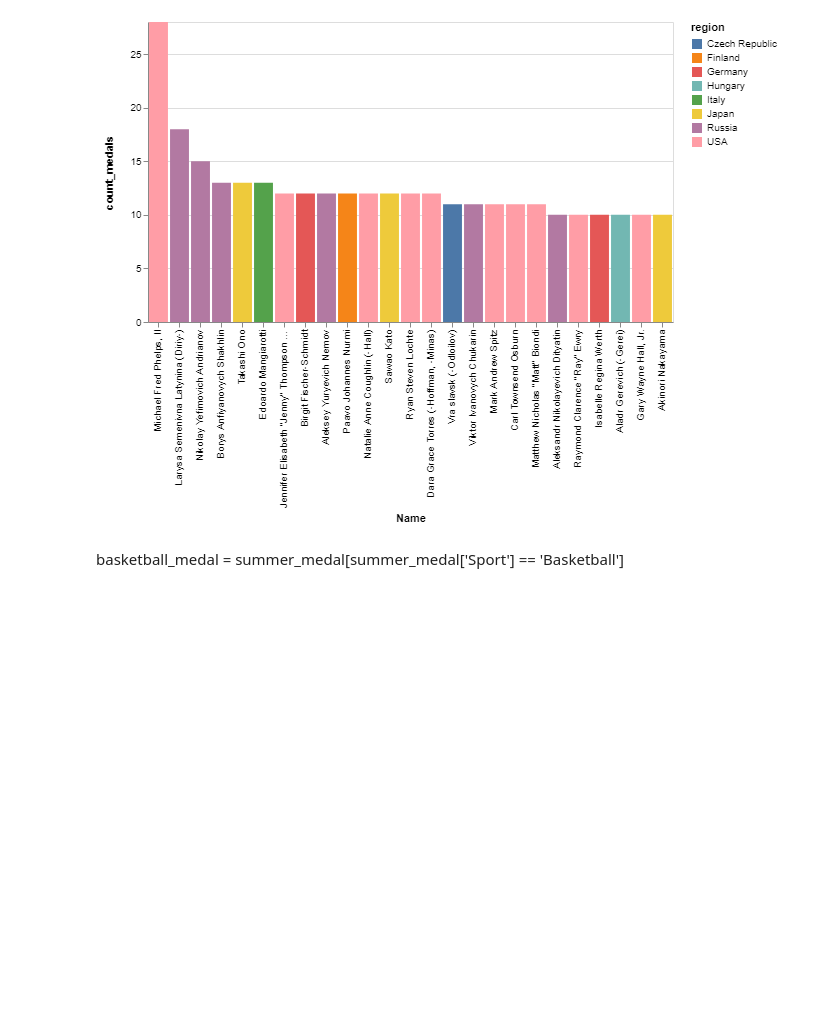
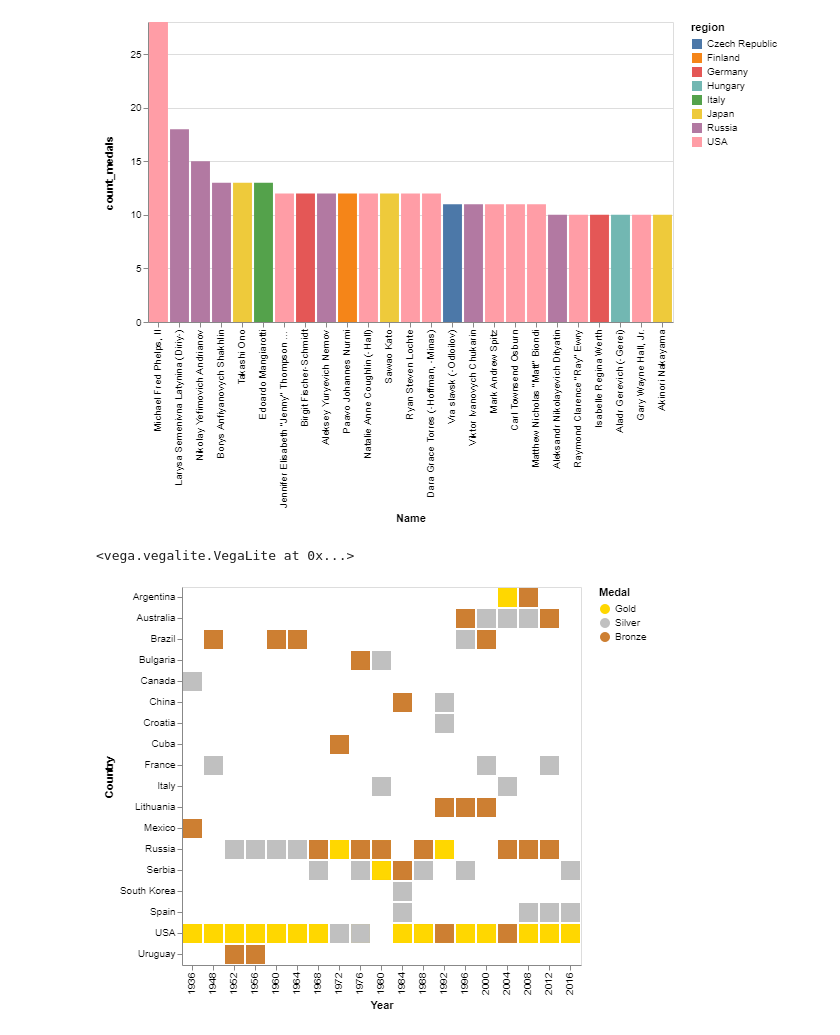
Before and after one commit to sarthakbatragatech/OlympicViz, a Jupyter notebook: 6. Medals.ipynb, the cells around one changed output. Saved outputs shown, nothing was run; the diff lists cells and outputs as text; code cells hidden in the pictures; blank space fills up the shorter version.

Commit message:
Added colors to basketball medal chart

```diff
--- a/6. Medals.ipynb
+++ b/6. Medals.ipynb
@@ -53,11 +53,17 @@ alt.Chart(summer_medal_top).mark_bar().encode(
 # %% [output]
 <vega.vegalite.VegaLite at 0x...>
 [figure]
-# %% [markdown]
-basketball_medal = summer_medal[summer_medal['Sport'] == 'Basketball']
+# %%
+basketball_medal = summer_medal[summer_medal['Sport'] == 'Basketball']
 # %%
 alt.Chart(basketball_medal).mark_rect().encode(
-    alt.Y('region:N'),
-    alt.X('Year:O'),
-    color=('Medal:N')
+    alt.Y('region:N', title='Country'),
+    alt.X('Year:O', title='Year'),
+    alt.Color('Medal:N', sort=['Gold','Silver', 'Bronze'], scale=alt.Scale(
+            domain=['Gold', 'Silver', 'Bronze'],
+            range=['#FFD700	', '#C0C0C0', '#cd7f32']), legend=alt.Legend(
+            title="Medal"))
 )
+# %% [output]
+<vega.vegalite.VegaLite at 0x...>
+[figure, added]
```
